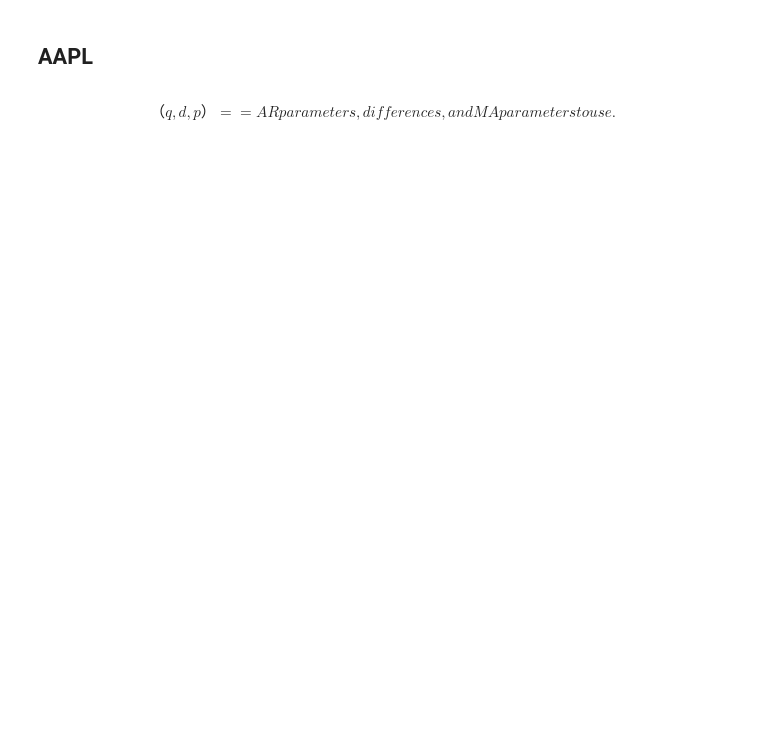
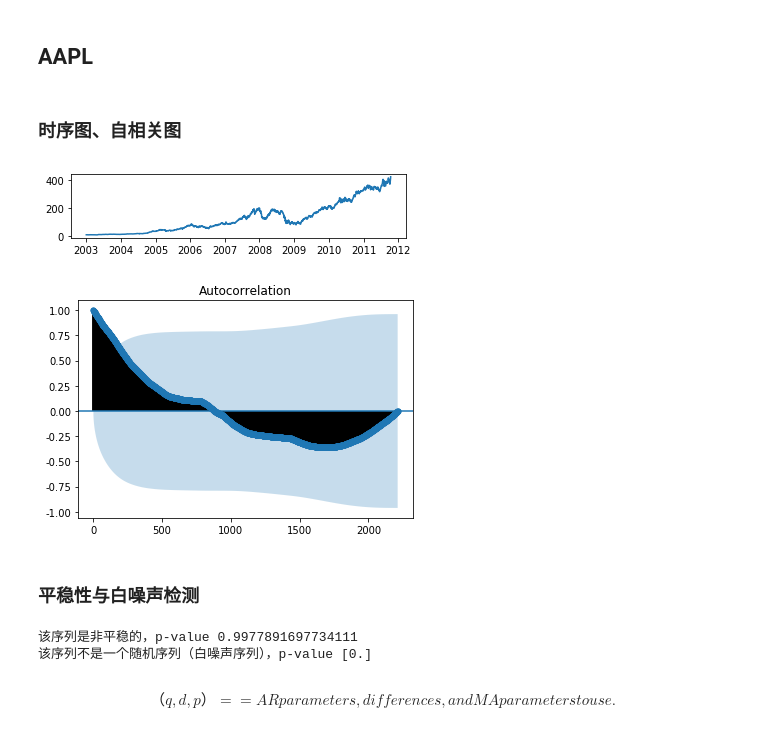
Before and after one commit to WentingRuan/Learn_Python, a Jupyter notebook: 12/hw_12.ipynb, the cells around one changed output. Cells and saved outputs as stored; diff of their text form; code cells hidden in the pictures; blank space fills up the shorter version.

```diff
--- a/12/hw_12.ipynb
+++ b/12/hw_12.ipynb
@@ -247,17 +247,22 @@ plt.show()
 # acorr_ljungbox(D_data, lags=1) #返回统计量和p值
 # %% [markdown]
 ## AAPL
+# %% [markdown]
+### 时序图、自相关图
 # %%
 AAPL = close_px[["AAPL"]]
-
-# 时序图、自相关图与偏自相关图
 
 plt.figure()
 plt.subplot(3, 1, 1)
 plt.plot(AAPL) #时序图
 plot_acf(AAPL)#自相关图
-plot_pacf(AAPL).show()
+#plot_pacf(AAPL).show()
 plt.show()
+# %% [output]
+[figure, added]
+[figure, added]
+# %% [markdown]
+### 平稳性与白噪声检测
 # %%
 #单位根检测（平稳性检测）
 from statsmodels.tsa.stattools import adfuller as ADF
@@ -276,10 +281,13 @@ from statsmodels.stats.diagnostic import acorr_ljungbox
 white = acorr_ljungbox(AAPL['AAPL'], lags=1) #返回统计量和p值
 
 if white[1] > 0.05:
-    print("该序列是平稳的随机序列，p-value %s" % white[1])
+    print("该序列是一个随机序列（白噪声序列），p-value %s" % white[1])
 else:
-    print("该序列是非平稳的随机序列，p-value %s" % white[1])
+    print("该序列不是一个随机序列（白噪声序列），p-value %s" % white[1])
 
 #print("单位根检测结果 \n" + str(white))
+# %% [output]
+该序列是非平稳的，p-value 0.9977891697734111
+该序列不是一个随机序列（白噪声序列），p-value [0.]
 # %% [markdown]
 $$（q,d,p） == AR parameters, differences, and MA parameters to use.$$
```
Also changed, not shown: parts of 25 cells of this notebook, 1 other file.
